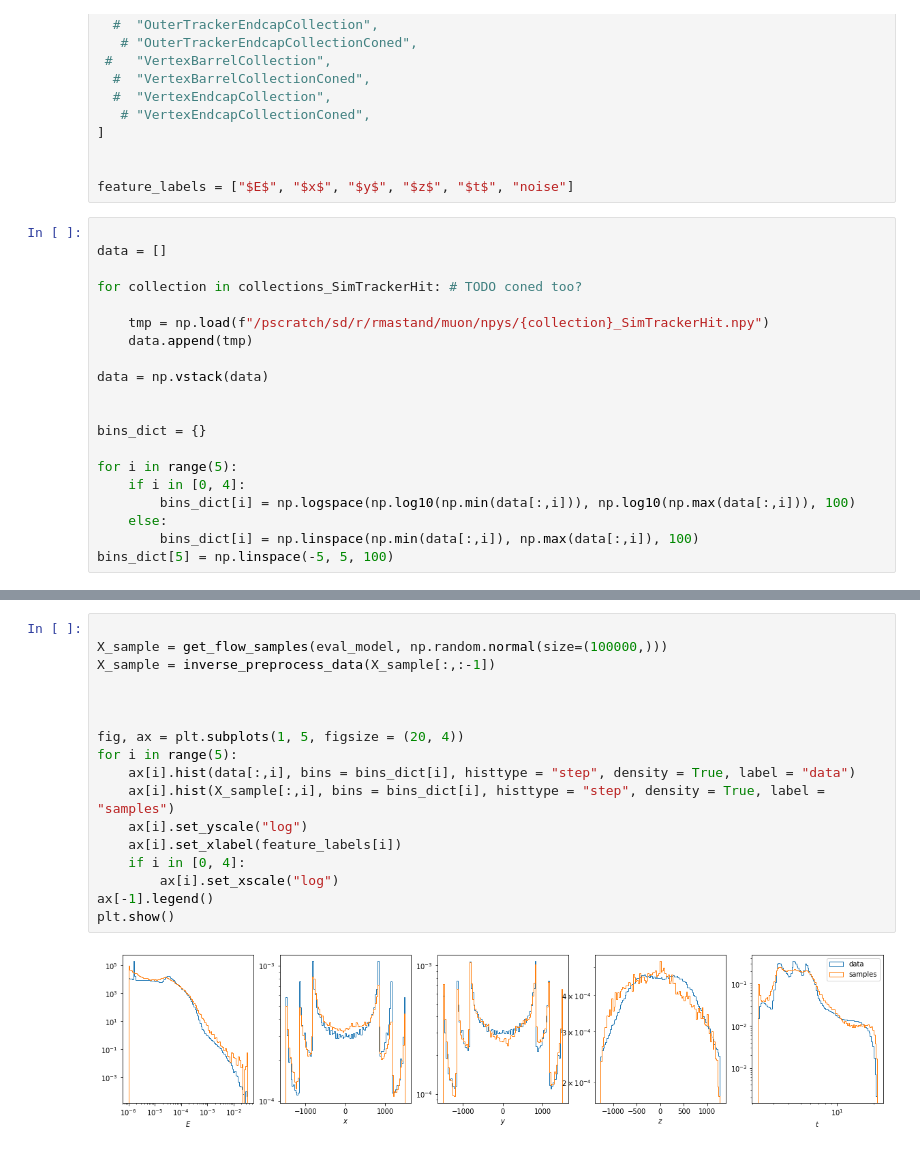
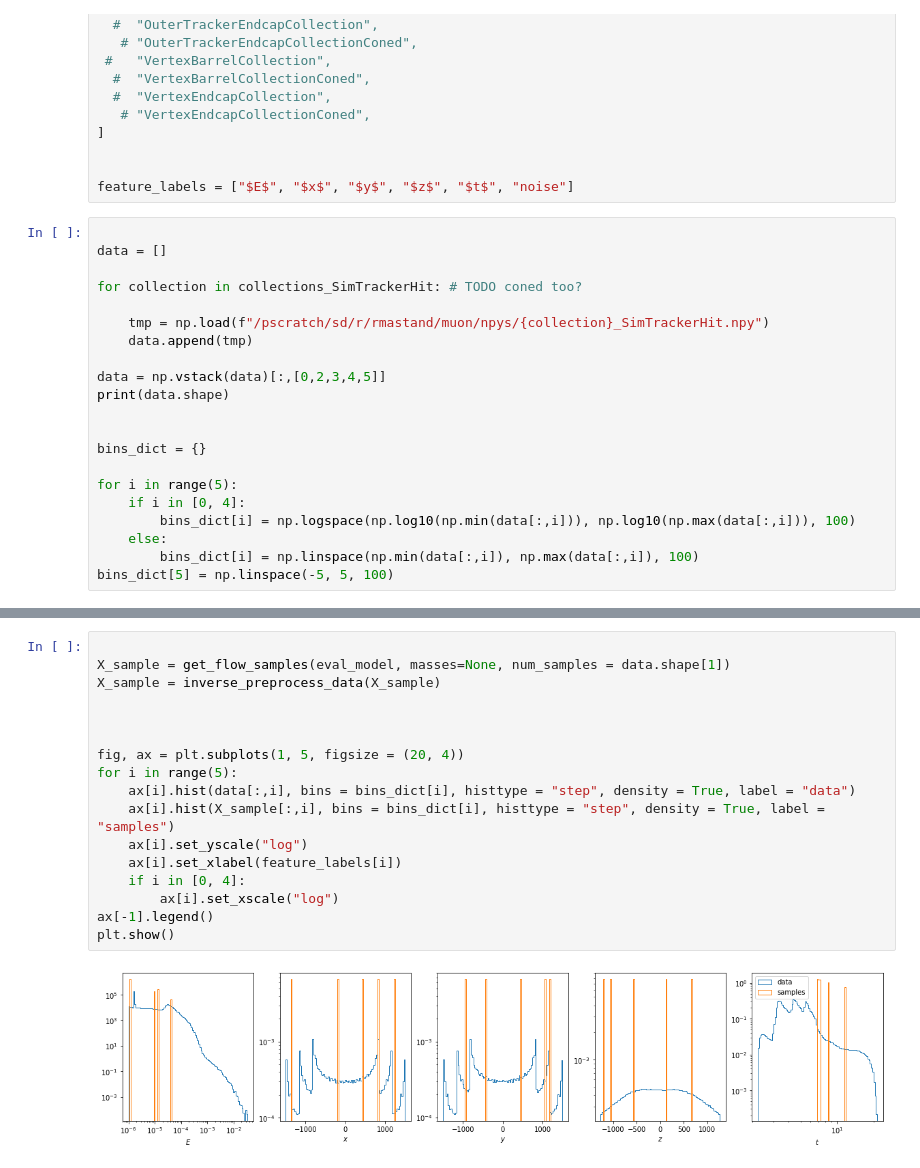
Before and after one commit to rmastand/fast_tracker_BIBgen_mucoll, a Jupyter notebook: plots.ipynb, the cells around one changed output, grey strips where cells are left out. Cells and saved outputs as stored; diff of their text form.

```diff
--- a/plots.ipynb
+++ b/plots.ipynb
@@ -86,7 +86,8 @@ for collection in collections_SimTrackerHit: # TODO coned too?
     tmp = np.load(f"/pscratch/sd/r/rmastand/muon/npys/{collection}_SimTrackerHit.npy")
     data.append(tmp)
 
-data = np.vstack(data)
+data = np.vstack(data)[:,[0,2,3,4,5]]
+print(data.shape)
 
 
 bins_dict = {}
@@ -159,22 +162,22 @@ Loading model parameters from /pscratch/sd/r/rmastand/muon/models/CATHODE_8/flow
 # %%
 
-X_sample = get_flow_samples(eval_model, np.random.normal(size=(100000,)))
-X_sample = inverse_preprocess_data(X_sample[:,:-1])
+X_sample = get_flow_samples(eval_model, masses=None, num_samples = data.shape[1])
+X_sample = inverse_preprocess_data(X_sample)
 
 
 
 fig, ax = plt.subplots(1, 5, figsize = (20, 4))
 for i in range(5):
     ax[i].hist(data[:,i], bins = bins_dict[i], histtype = "step", density = True, label = "data")
     ax[i].hist(X_sample[:,i], bins = bins_dict[i], histtype = "step", density = True, label = "samples")
     ax[i].set_yscale("log")
     ax[i].set_xlabel(feature_labels[i])
     if i in [0, 4]:
         ax[i].set_xscale("log")
 ax[-1].legend()
 plt.show()
 # %% [output]
-[figure, old version]
+[figure, new version]
 # %%
 
 from matplotlib.colors import LogNorm
```
Also changed, not shown: parts of 7 cells of this notebook, 16 other files.
